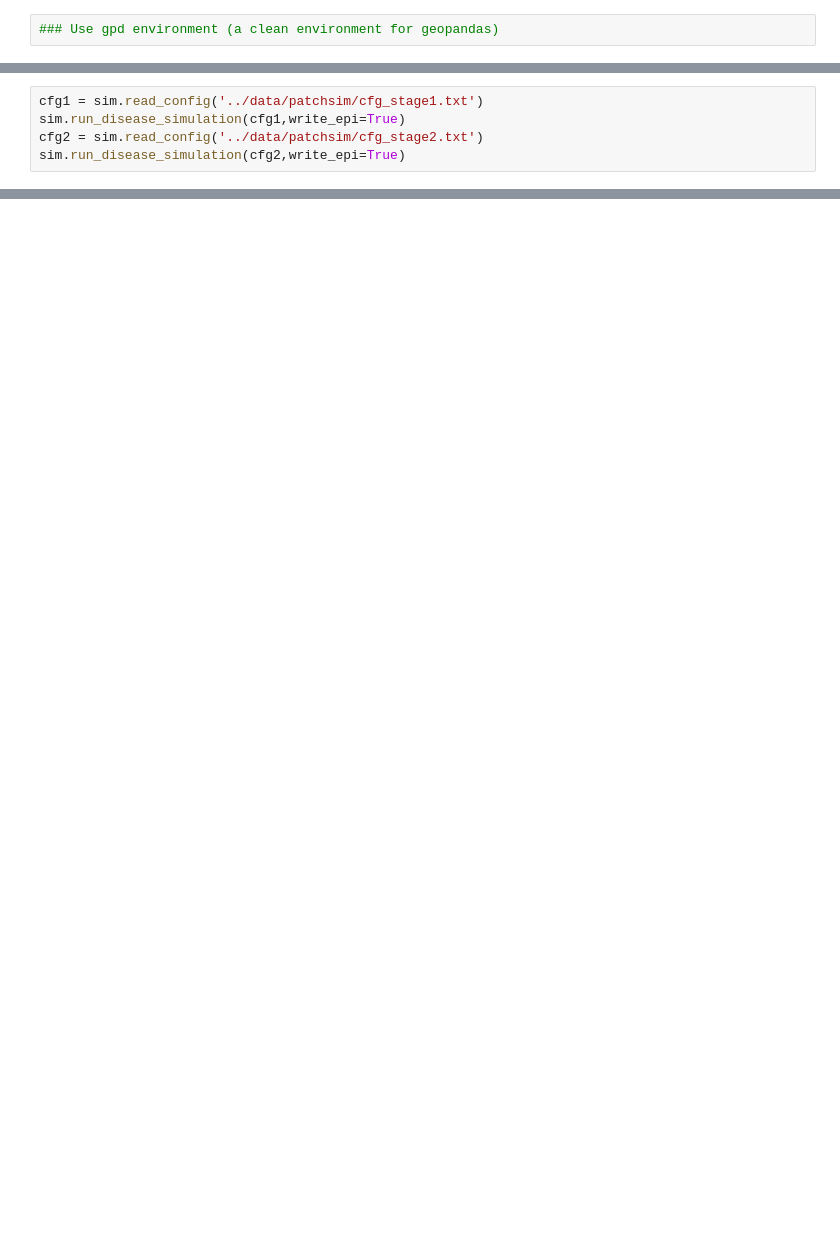
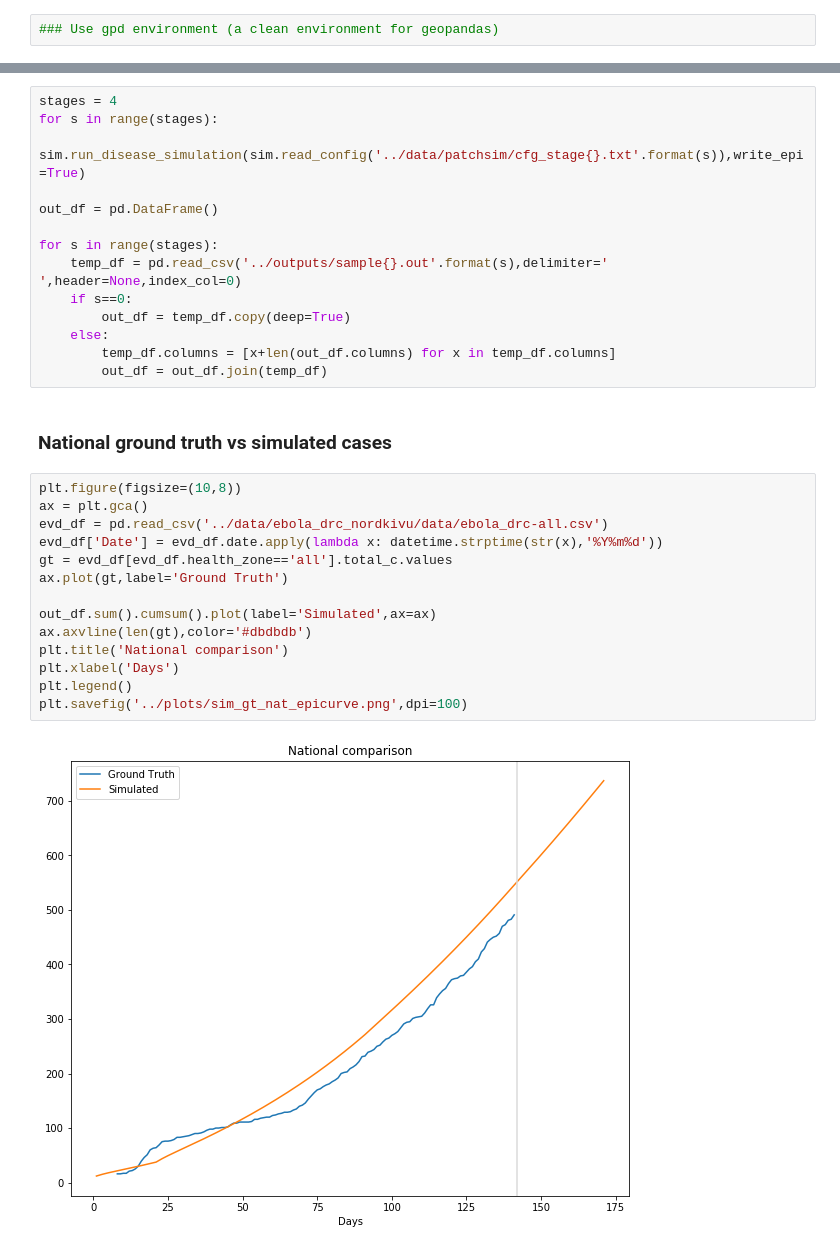
Before and after one commit to NSSAC/DRC_Ebola_2018, a Jupyter notebook: notebooks/DRC_NK_grav_patchsim.ipynb, the cells around one changed output, grey strips where cells are left out. Saved outputs shown, nothing was run; the diff lists cells and outputs as text; blank space fills up the shorter version.

```diff
--- a/notebooks/DRC_NK_grav_patchsim.ipynb
+++ b/notebooks/DRC_NK_grav_patchsim.ipynb
@@ -76,5 +64,0 @@ od_matrix = od_matrix[['Origin','Destination','norm_flow']]
-# %%
-cfg1 = sim.read_config('../data/patchsim/cfg_stage1.txt')
-sim.run_disease_simulation(cfg1,write_epi=True)
-cfg2 = sim.read_config('../data/patchsim/cfg_stage2.txt')
-sim.run_disease_simulation(cfg2,write_epi=True)
@@ -85,0 +67,32 @@ out_df = out1_df.join(out2_df)
+# %%
+stages = 4
+for s in range(stages):
+    sim.run_disease_simulation(sim.read_config('../data/patchsim/cfg_stage{}.txt'.format(s)),write_epi=True)
+
+out_df = pd.DataFrame()
+
+for s in range(stages):
+    temp_df = pd.read_csv('../outputs/sample{}.out'.format(s),delimiter=' ',header=None,index_col=0)
+    if s==0:
+        out_df = temp_df.copy(deep=True)
+    else:
+        temp_df.columns = [x+len(out_df.columns) for x in temp_df.columns]
+        out_df = out_df.join(temp_df)
+# %% [markdown]
+### National ground truth vs simulated cases
+# %%
+plt.figure(figsize=(10,8))
+ax = plt.gca()
+evd_df = pd.read_csv('../data/ebola_drc_nordkivu/data/ebola_drc-all.csv')
+evd_df['Date'] = evd_df.date.apply(lambda x: datetime.strptime(str(x),'%Y%m%d'))
+gt = evd_df[evd_df.health_zone=='all'].total_c.values
+ax.plot(gt,label='Ground Truth')
+
+out_df.sum().cumsum().plot(label='Simulated',ax=ax)
+ax.axvline(len(gt),color='#dbdbdb')
+plt.title('National comparison')
+plt.xlabel('Days')
+plt.legend()
+plt.savefig('../plots/sim_gt_nat_epicurve.png',dpi=100)
+# %% [output]
+[figure, added]
```
Also changed, not shown: parts of 25 cells of this notebook, 36 other files.
